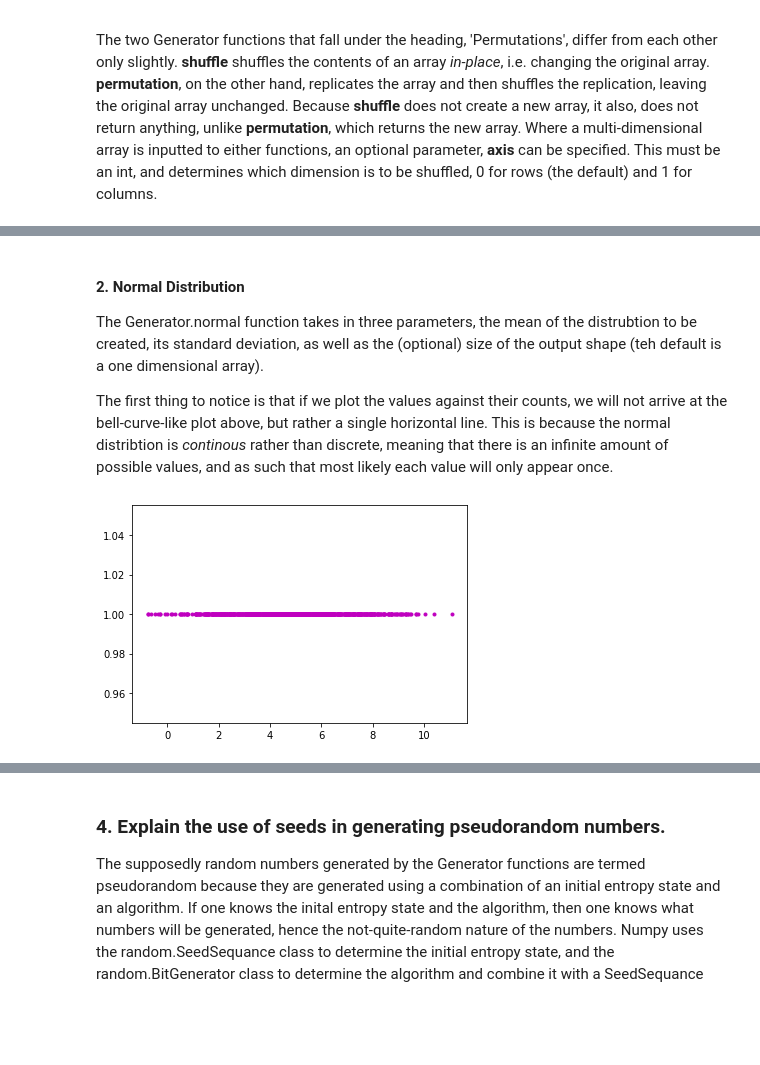
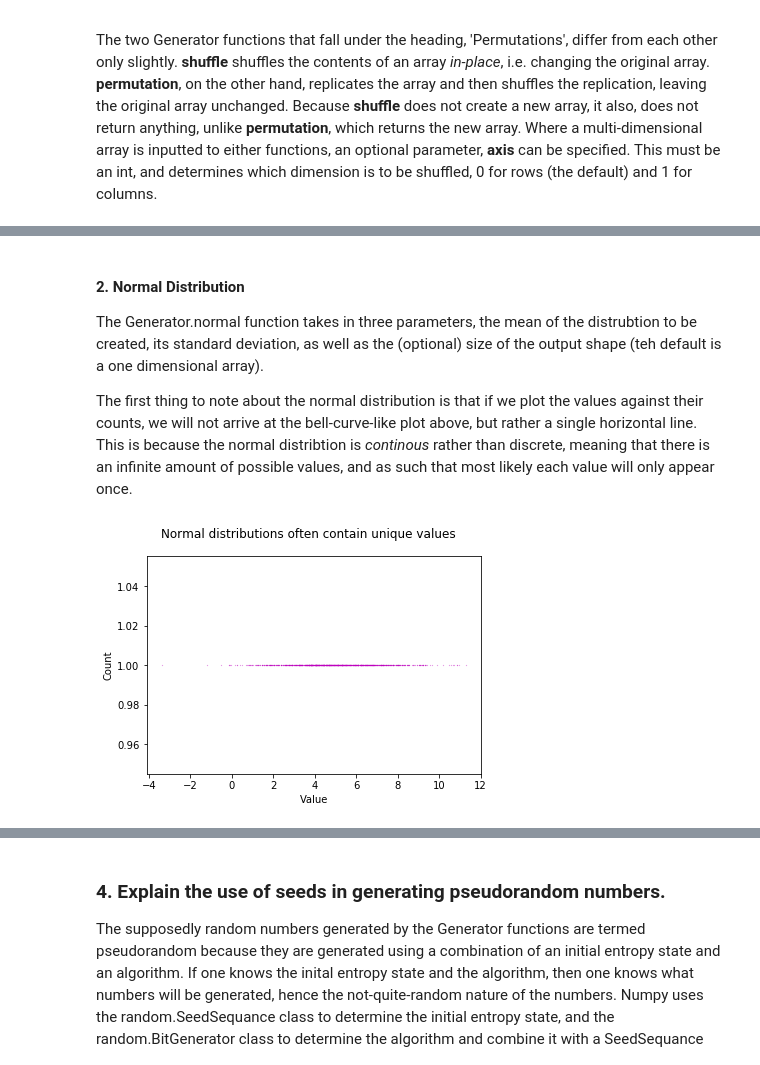
Before and after one commit to ashleycampion/GMIT_Programming_for_data_analysis_Assignment, a Jupyter notebook: Programming for Data Analysis - Assignment.ipynb, the cells around one changed output, grey strips where cells are left out. Drawn from its saved outputs; the diff is of its cells as text; code cells hidden in the pictures; blank space fills up the shorter version.

Commit message:
adding normal distribution

```diff
--- a/Programming for Data Analysis - Assignment.ipynb
+++ b/Programming for Data Analysis - Assignment.ipynb
@@ -269,13 +393,16 @@ The data does not appear to be normally distributed.
 
 The Generator.normal function takes in three parameters, the mean of the distrubtion to be created, its standard deviation, as well as the (optional) size of the output shape (teh default is a one dimensional array).
 
-The first thing to notice is that if we plot the values against their counts, we will not arrive at the bell-curve-like plot above, but rather a single horizontal line. This is because the normal distribtion is *continous* rather than discrete, meaning that there is an infinite amount of possible values, and as such that most likely each value will only appear once.
+The first thing to note about the normal distribution is that if we plot the values against their counts, we will not arrive at the bell-curve-like plot above, but rather a single horizontal line. This is because the normal distribtion is *continous* rather than discrete, meaning that there is an infinite amount of possible values, and as such that most likely each value will only appear once.
 # %%
 mu, sigma = 5, 2 # mean and standard deviation
 
 norm = rng.normal(mu, sigma, 1000)
 labels, counts = np.unique(norm, return_counts=True)
-plt.plot(labels, counts, 'm.')
+plt.plot(labels, counts, 'm.', ms=0.3)
+plt.suptitle('Normal distributions often contain unique values')
+plt.gca().set_xlabel('Value')
+plt.gca().set_ylabel('Count')
 plt.show()
 # %% [output]
-[figure, old version]
+[figure, new version]
```
Also changed, not shown: parts of 21 cells of this notebook.
